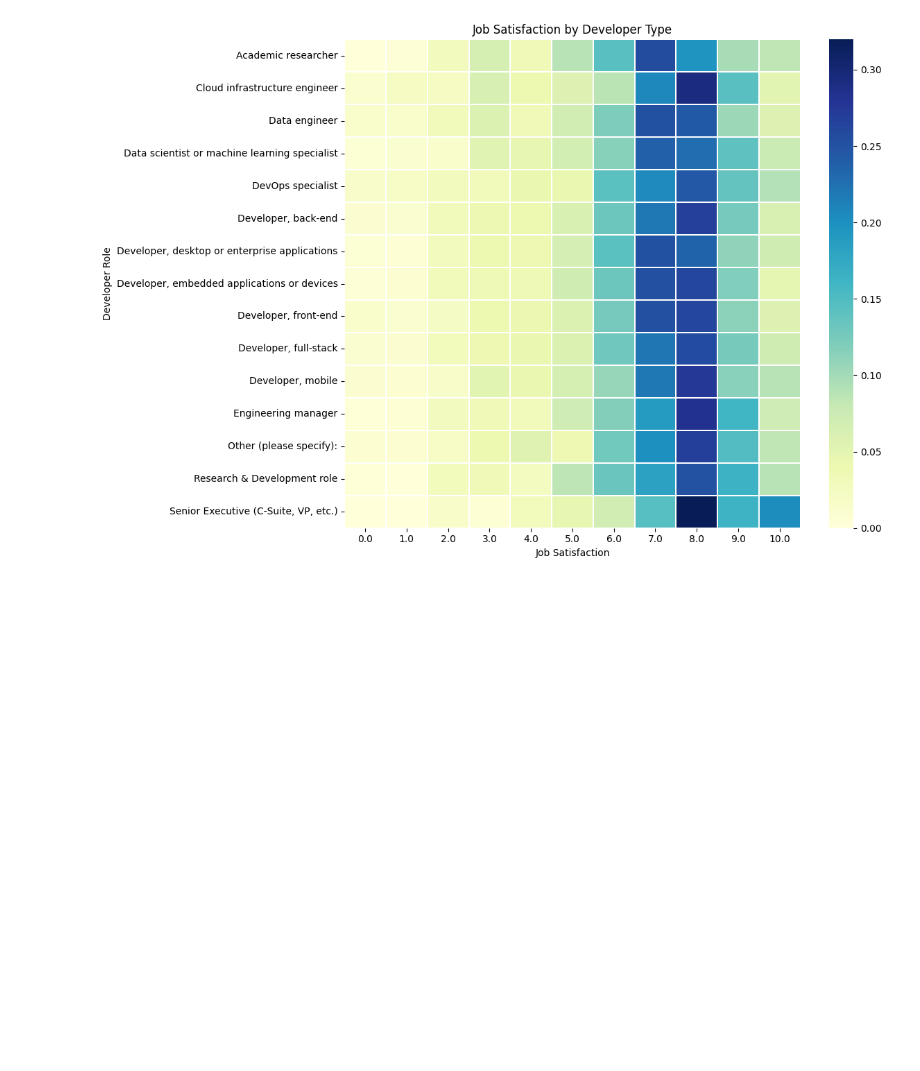
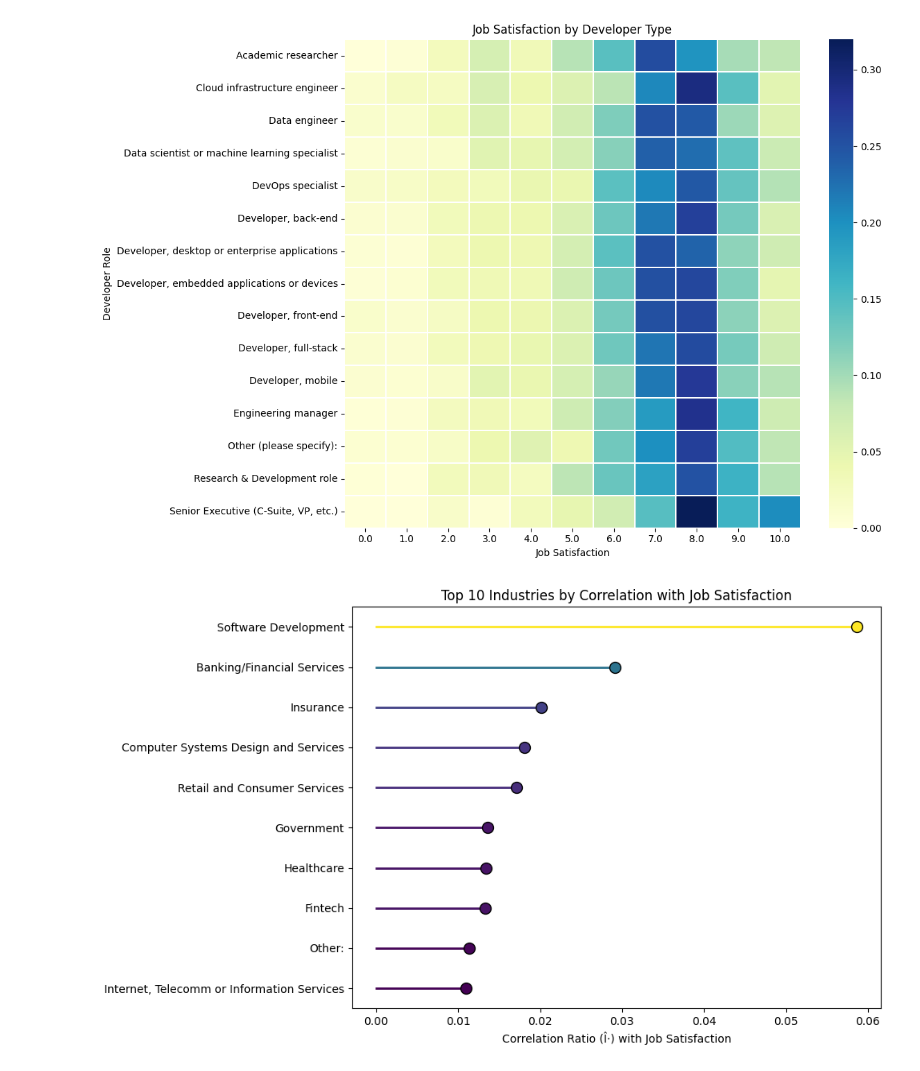
Before and after one commit to adni8025/Stack-Overflow-Developer-Survey-Data-Mining, a Jupyter notebook: thefile.ipynb, the cells around one changed output. Drawn from its saved outputs; the diff is of its cells as text; code cells hidden in the pictures; blank space fills up the shorter version.

```diff
--- a/thefile.ipynb
+++ b/thefile.ipynb
@@ -606,3 +613,87 @@ plt.ylabel('Developer Role')
 plt.tight_layout()
 # %% [output]
 [figure]
+# %%
+import pandas as pd
+import numpy as np
+import matplotlib.pyplot as plt
+from sklearn.preprocessing import MultiLabelBinarizer
+import matplotlib.colors as mcolors
+import matplotlib.cm as cm
+
+def correlation_ratio(categories, values):
+    """
+    Calculate the correlation ratio (eta) for a categorical (categories)
+    and a numeric (values) variable.
+    """
+    fcat, _ = pd.factorize(categories)
+    cat_num = np.max(fcat) + 1
+
+    if cat_num < 2 or len(values) == 0:
+        return np.nan
+
+    y_mean = np.nanmean(values)
+    ss_between = 0.0
+    ss_total = np.nansum((values - y_mean) ** 2)
+
+    for i in range(cat_num):
+        group_vals = values[fcat == i]
+        if len(group_vals) == 0:
+            continue
+        group_mean = np.nanmean(group_vals)
+        ss_between += len(group_vals) * (group_mean - y_mean) ** 2
+
+    if ss_total == 0:
+        return np.nan
+    return np.sqrt(ss_between / ss_total)
+
+
+df_ind = odf_2024[['INDUSTRY', 'JOBSAT']].dropna(subset=['JOBSAT']).copy()
+
+df_ind['INDUSTRY'] = df_ind['INDUSTRY'].fillna('').astype(str)
+df_ind['INDUSTRY_LIST'] = df_ind['INDUSTRY'].apply(
+    lambda x: [item.strip() for item in x.split(';') if item.strip() != '']
+)
+
+mlb = MultiLabelBinarizer()
+encoded_data = mlb.fit_transform(df_ind['INDUSTRY_LIST'])
+encoded_cols = mlb.classes_
+
+df_encoded = pd.DataFrame(encoded_data, columns=encoded_cols, index=df_ind.index)
+df_ind = pd.concat([df_ind, df_encoded], axis=1)
+
+industry_corrs = {}
+for ind_col in encoded_cols:
+    if df_ind[ind_col].sum() > 0:
+        raw_corr = correlation_ratio(df_ind[ind_col].values, df_ind['JOBSAT'].values)
+        if not pd.isna(raw_corr):
+            industry_corrs[ind_col] = raw_corr
+
+
+industry_corrs_series = pd.Series(industry_corrs).sort_values(ascending=False)
+top_10_industry = industry_corrs_series.head(10)
+
+plt.figure(figsize=(10, 6))
+
+
+cmap = cm.get_cmap("viridis")
+norm = mcolors.Normalize(vmin=top_10_industry.min(), vmax=top_10_industry.max())
+
+y_positions = np.arange(len(top_10_industry))
+
+for i, (industry, corr_val) in enumerate(top_10_industry.items()):
+    color = cmap(norm(corr_val))
+    plt.plot([0, corr_val], [i, i], color=color, linewidth=2)
+    plt.scatter(corr_val, i, color=color, s=100, edgecolor='black', zorder=3)
+
+plt.yticks(y_positions, top_10_industry.index)
+plt.ylim(-0.5, len(top_10_industry) - 0.5)
+plt.gca().invert_yaxis()  # highest correlation at the top
+
+plt.xlabel("Correlation Ratio (Î·) with Job Satisfaction")
+plt.title("Top 10 Industries by Correlation with Job Satisfaction")
+
+plt.tight_layout()
+plt.show()
+# %% [output]
+[figure, added]
```
Also changed, not shown: parts of 5 cells of this notebook.
